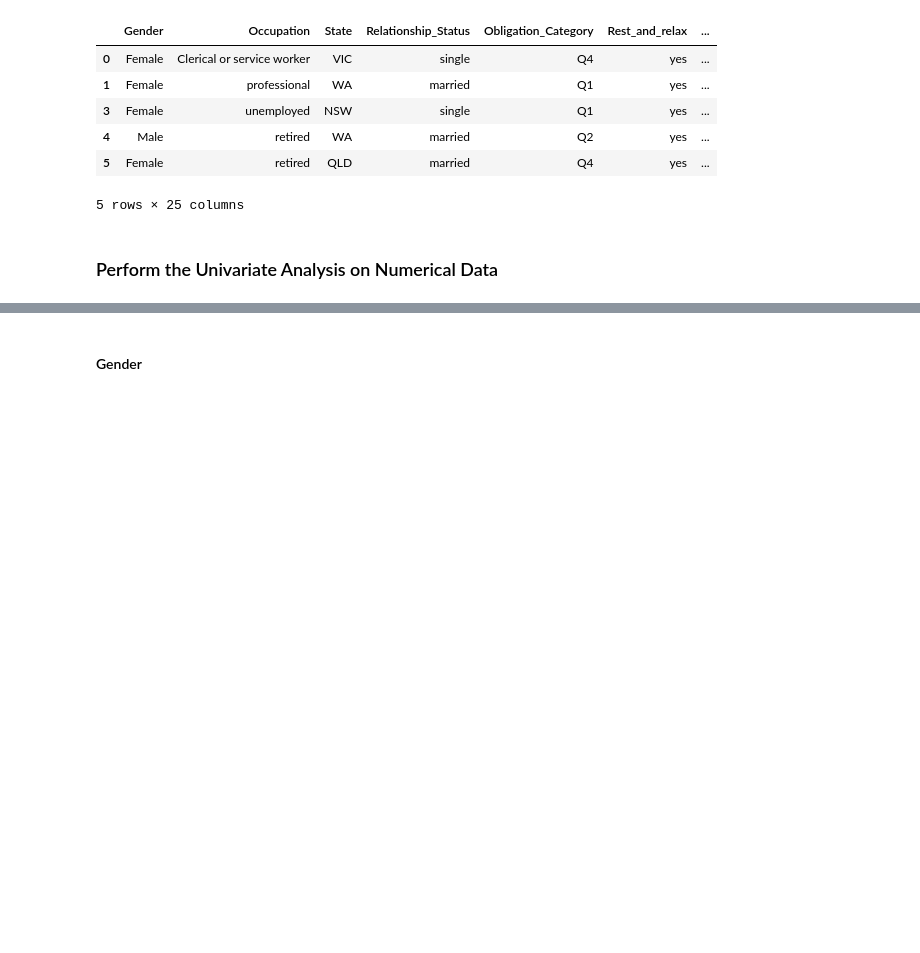
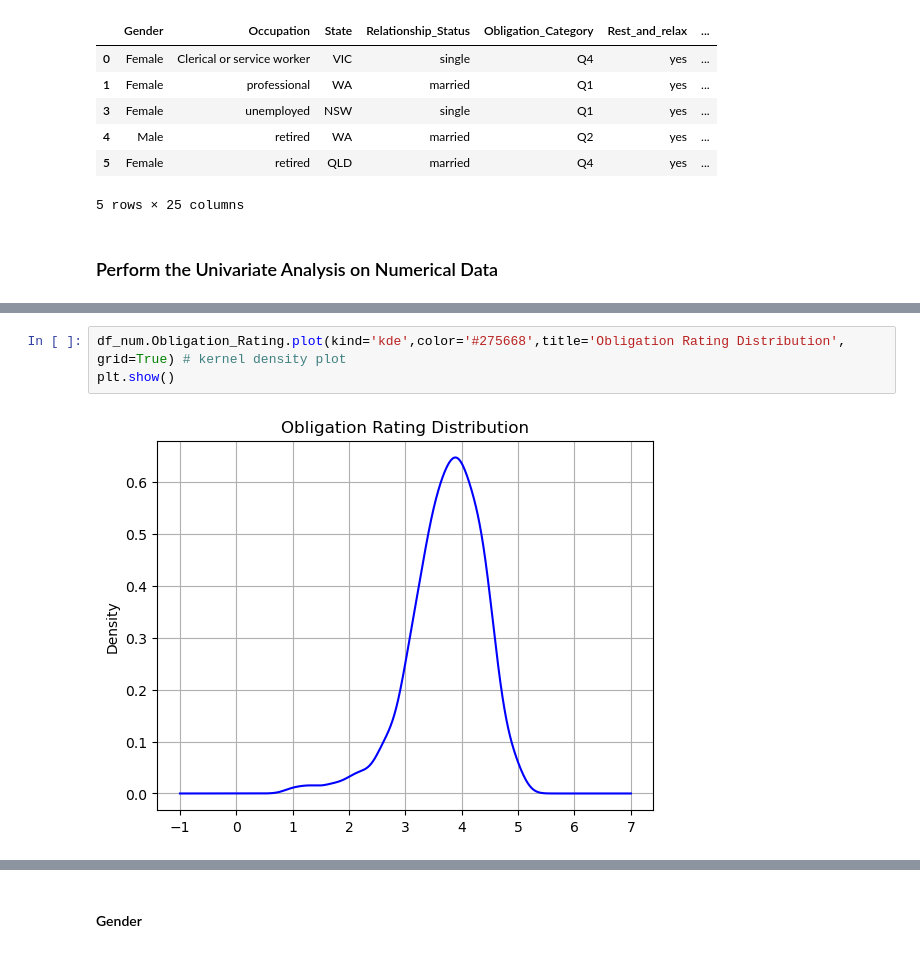
Before and after one commit to max-programming/python_scripts_ckpcet, a Jupyter notebook: project_on_data_analytics/project_1_data_analytics_on_vacation_data/Data_Analytics_On_Vacation_Data.ipynb, the cells around one changed output, grey strips where cells are left out. Drawn from its saved outputs; the diff is of its cells as text; blank space fills up the shorter version.

```diff
--- a/project_on_data_analytics/project_1_data_analytics_on_vacation_data/Data_Analytics_On_Vacation_Data.ipynb
+++ b/project_on_data_analytics/project_1_data_analytics_on_vacation_data/Data_Analytics_On_Vacation_Data.ipynb
@@ -548,0 +433,5 @@ Index(['Gender', 'Occupation', 'State', 'Relationship_Status',
+# %%
+df_num.Obligation_Rating.plot(kind='kde',color='#275668',title='Obligation Rating Distribution', grid=True) # kernel density plot
+plt.show()
+# %% [output]
+[figure, added]
```
Also changed, not shown: parts of 133 cells of this notebook, 2 other files.
